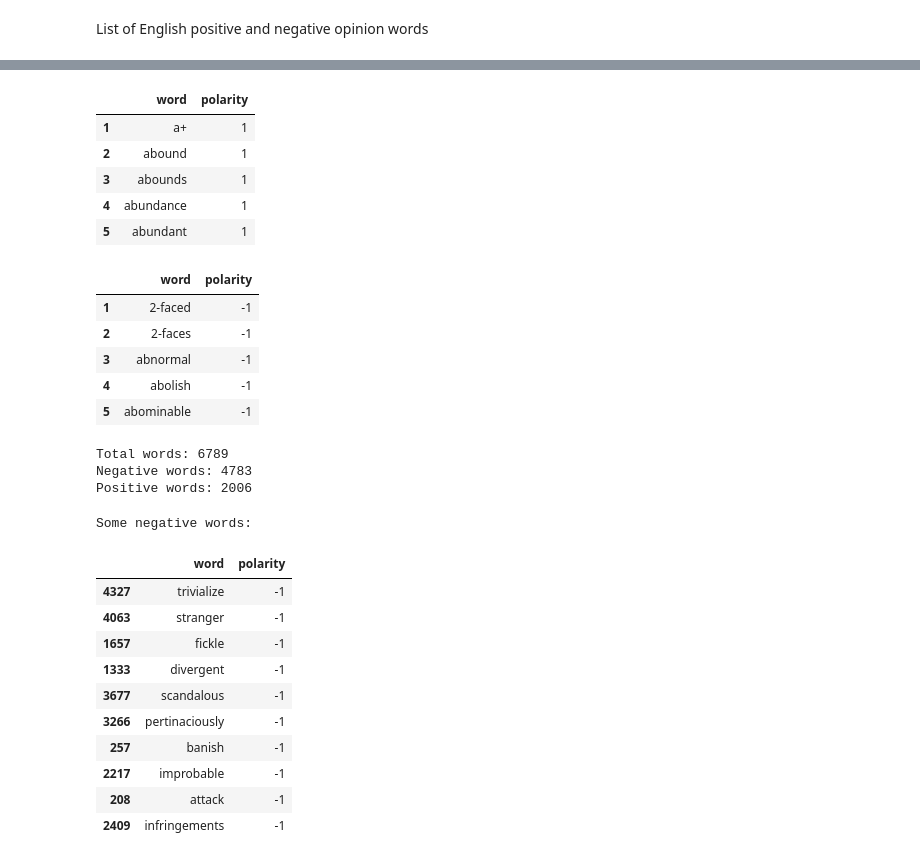
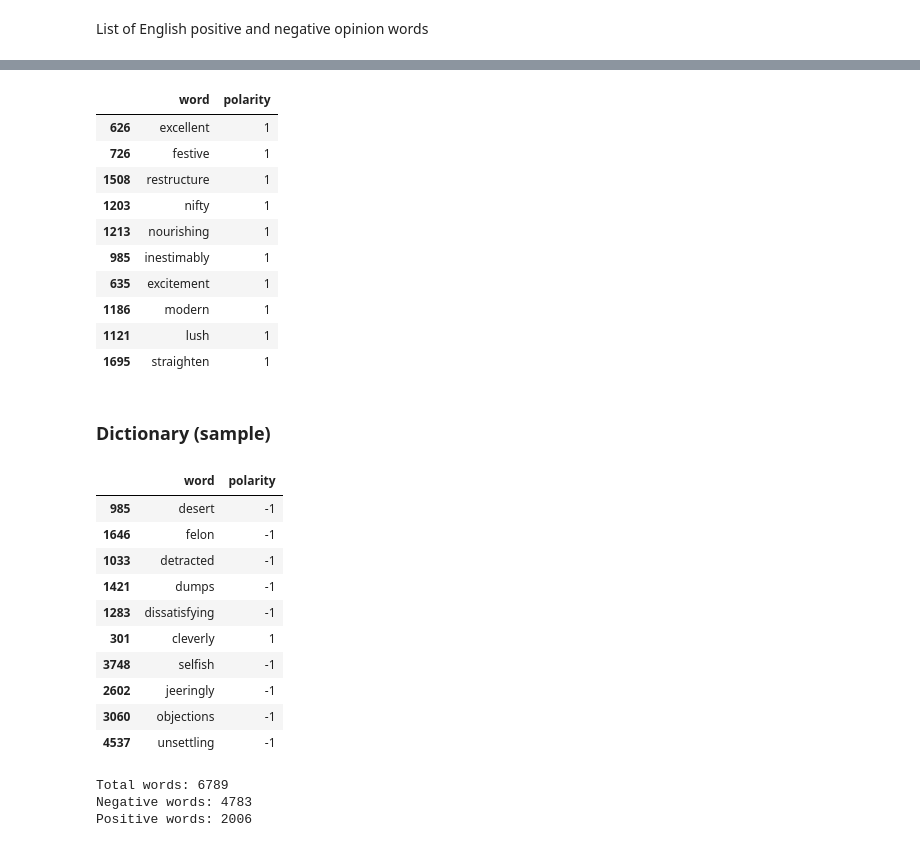
Before and after one commit to brendapalg/swd_model, a Jupyter notebook: data_reports/Opinion_lexicon_report.ipynb, the cells around one changed output, grey strips where cells are left out. Saved outputs shown, nothing was run; the diff lists cells and outputs as text; code cells hidden in the pictures.

```diff
--- a/data_reports/Opinion_lexicon_report.ipynb
+++ b/data_reports/Opinion_lexicon_report.ipynb
@@ -13,12 +13,12 @@ os.chdir("..")
 # %%
 # Load negative words
-with open('./data/raw/negative-words.txt') as f:
+with open('../data/raw/negative-words.txt') as f:
     neg = f.readlines()
 
 neg = [re.sub("\n","",line) for line in neg if ";" not in line]
 neg_df = pd.DataFrame({'word': neg, 'polarity': -1})
 neg_df.dropna(inplace=True)
 neg_df = neg_df.loc[neg_df['word']!="",:]
-neg_df.head()
+neg_df.sample(10)
 # %% [output]
 |  | word | polarity |
@@ -30,31 +37,43 @@ neg_df.head()
 # %%
 # Load positive words
-with open('./data/raw/positive-words.txt') as f:
+with open('../data/raw/positive-words.txt') as f:
     pos = f.readlines()
 
 pos = [re.sub("\n","",line) for line in pos if ";" not in line]
 pos_df = pd.DataFrame({'word': pos, 'polarity': 1})
 pos_df.dropna(inplace=True)
 pos_df = pos_df.loc[pos_df['word']!="",:]
-pos_df.head()
+pos_df.sample(10)
 # %% [output]
 |  | word | polarity |
-| 1 | a+ | 1 |
-| 2 | abound | 1 |
-| 3 | abounds | 1 |
-| 4 | abundance | 1 |
-| 5 | abundant | 1 |
+| 626 | excellent | 1 |
+| 726 | festive | 1 |
+| 1508 | restructure | 1 |
+| 1203 | nifty | 1 |
+| 1213 | nourishing | 1 |
+| 985 | inestimably | 1 |
+| 635 | excitement | 1 |
+| 1186 | modern | 1 |
+| 1121 | lush | 1 |
+| 1695 | straighten | 1 |
+# %% [markdown]
+### Dictionary (sample)
 # %%
 opinion_dict = pd.concat([neg_df, pos_df])
-opinion_dict.to_csv("./data/preprocessed/opinion_dict.csv", index=False)
-opinion_dict.head()
+opinion_dict.to_csv("../data/preprocessed/opinion_dict.csv", index=False)
+opinion_dict.sample(10)
 # %% [output]
 |  | word | polarity |
-| 1 | 2-faced | -1 |
-| 2 | 2-faces | -1 |
-| 3 | abnormal | -1 |
-| 4 | abolish | -1 |
-| 5 | abominable | -1 |
+| 985 | desert | -1 |
+| 1646 | felon | -1 |
+| 1033 | detracted | -1 |
+| 1421 | dumps | -1 |
+| 1283 | dissatisfying | -1 |
+| 301 | cleverly | 1 |
+| 3748 | selfish | -1 |
+| 2602 | jeeringly | -1 |
+| 3060 | objections | -1 |
+| 4537 | unsettling | -1 |
 # %%
 print(f"Total words: {len(opinion_dict)}")
 print(f"Negative words: {(opinion_dict.polarity==-1).sum()}")
@@ -63,19 +82,3 @@ print(f"Positive words: {(opinion_dict.polarity==1).sum()}")
 Total words: 6789
 Negative words: 4783
 Positive words: 2006
-# %%
-print("Some negative words:")
-neg_df.sample(10)
-# %% [output]
-Some negative words:
-|  | word | polarity |
-| 4327 | trivialize | -1 |
-| 4063 | stranger | -1 |
-| 1657 | fickle | -1 |
-| 1333 | divergent | -1 |
-| 3677 | scandalous | -1 |
-| 3266 | pertinaciously | -1 |
-| 257 | banish | -1 |
-| 2217 | improbable | -1 |
-| 208 | attack | -1 |
-| 2409 | infringements | -1 |
```
Also changed, not shown: parts of 5 cells of this notebook, 9 other files.
